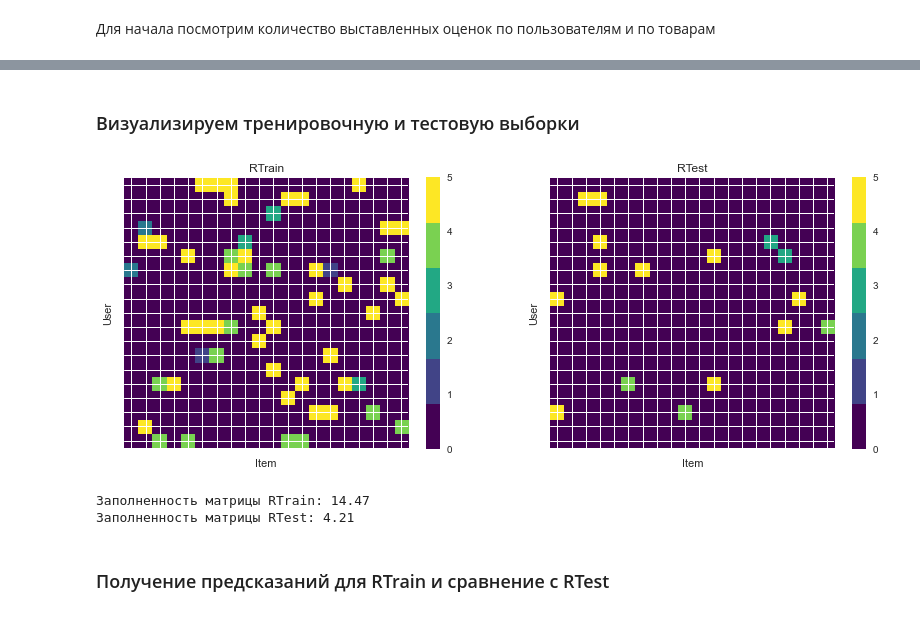
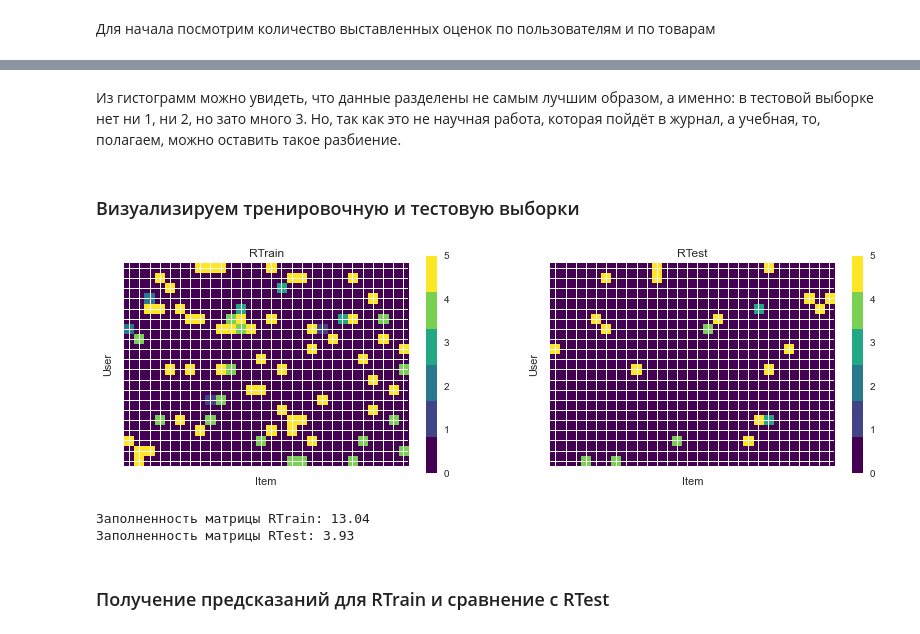
Before and after one commit to Copatych/ngtu_intell_systems, a Jupyter notebook: lab_work_1_2.ipynb, the cells around one changed output, grey strips where cells are left out. Saved outputs shown, nothing was run; the diff lists cells and outputs as text; code cells hidden in the pictures.

Commit message:
different splitting on train and test was fixed

```diff
--- a/lab_work_1_2.ipynb
+++ b/lab_work_1_2.ipynb
@@ -209,32 +211,26 @@ print("Размер матрицы {} x {}, Элементов {}, Заполн
 # %% [markdown]
 ## Вывод матрицы R в графическом виде
 # %%
-# Вывод матрицы R в графическом виде
-from matplotlib import cm
+from matplotlib import cm # Вывод матрицы R в графическом виде
 
-def visualizeR(R: np.ndarray, xlabel: str, ylabel: str, xlabelsList=None, ylabelsList=None, isAddTicks=False, autoFigsize=True):
+def visualizeR(R: np.ndarray, xlabel: str, ylabel: str, xlabelsList=None,
+               ylabelsList=None, isAddTicks=False, autoFigsize=True):
     R = R.round().astype('int8')
     # создание своей цветовой карты, с разделением на 6 участков по количеству оценок (включая 0)
     myColorMap = cm.get_cmap('viridis', 6)
-
     # создание полотна размером HхW
     if autoFigsize:
         plt.figure(figsize=(9, 6.5))
-
     # отрисовка матрицы, применив цветовую карту
     plt.imshow(R, myColorMap)
-
     # добавление названия осей
     plt.xlabel(xlabel)
     plt.ylabel(ylabel)
-
-
     # добавление подписи осей
     if isAddTicks:
         plt.xticks( ticks=np.arange(len(xlabelsList)),
                     labels=xlabelsList,
                     rotation=20)
-
         plt.yticks( ticks=np.arange(len(ylabelsList)),
                     labels=ylabelsList,
                     rotation=0)
@@ -247,7 +243,6 @@ def visualizeR(R: np.ndarray, xlabel: str, ylabel: str, xlabelsList=None, ylabel
             plt.yticks(ticks=np.arange(0,len (ylabelsList)), labels=[])
         else:
             plt.yticks(ticks=[], labels=[])
-
     # добавление цветовой полосы
     plt.colorbar()
 # %%
@@ -653,8 +655,17 @@ def displayDFSideBySide(*args):
         htmlStr += "&nbsp;" * 10
     display(HTML(htmlStr.replace('table','table style="display:inline"')))
 
+# Ритуал с сортировкой требуется, чтобы порядок индексов с одинаковым количеством оценок
+# всегда был одинаковым. Без этого разбиения на тренировочную и тестовую выборки
+# всегда будут различны.
+# mergesort является стабильной сортировкой
 rankingsUserCounts = rankings["user"].value_counts()
+rankingsUserCounts = rankingsUserCounts.sort_index()
+rankingsUserCounts = rankingsUserCounts.sort_values(kind="mergesort", ascending=False)
 rankingsItemCounts = rankings["item"].value_counts()
+rankingsItemCounts = rankingsItemCounts.sort_index()
+rankingsItemCounts = rankingsItemCounts.sort_values(kind="mergesort", ascending=False)
+
 display(Markdown("**Количество выставленных оценок по пользователям и по товарам**"))
 displayDFSideBySide(rankingsUserCounts.to_frame(), rankingsItemCounts.to_frame())
 # %% [output]
@@ -702,13 +713,14 @@ import random
 rankingsUserCountsAfterSplit = rankingsUserCounts.copy()
 rankingsItemCountsAfterSplit = rankingsItemCounts.copy()
 
-# В цикле далее из rankingsTrain будем выкидывать значения, которые пойдут в проверочную выборку rankingsTest
+# В цикле далее из rankingsTrain будем выкидывать значения,
+# которые пойдут в проверочную выборку rankingsTest
 rankingsTrain = rankings.copy()
 rankingsTest = pd.DataFrame(columns=rankings.columns) # Пустой, заполняется в цикле далее
 
 random.seed(20201202) # Чтобы результаты перемешивания были воспроизводимы
-# Два раза в цикле проходим по первым 8 пользователям с наибольшим кол-вом оценок
-for user in rankingsUserCounts[:8].index.tolist() * 2:
+# Два раза в цикле проходим по первым 11 пользователям с наибольшим кол-вом оценок
+for user in rankingsUserCounts[:11].index.tolist() * 2:
     itemsForUser = rankingsTrain.loc[rankings["user"] == user, "item"].sort_values().tolist()
     random.shuffle(itemsForUser)
     for item in itemsForUser:
@@ -733,26 +752,30 @@ print("Количество образцов в проверочной выбо
+# %% [markdown]
+Из гистограмм можно увидеть, что данные разделены не самым лучшим образом, а именно: в тестовой выборке нет ни 1, ни 2, но зато много 3. Но, так как это не научная работа, которая пойдёт в журнал, а учебная, то, полагаем, можно оставить такое разбиение.
 # %% [markdown]
 ### Визуализируем тренировочную и тестовую выборки
 # %%
 RTrain = createR(rankingsTrain, userUniqList, itemUniqList)
 RTest = createR(rankingsTest, userUniqList, itemUniqList)
 
 
-fig, axs = plt.subplots(nrows=1, ncols=2, figsize=(14, 5))
+fig, axs = plt.subplots(nrows=1, ncols=2, figsize=(14, 4))
 plt.sca(axs[0])
 visualizeR(RTrain, "Item", "User", itemUniqList, userUniqList, autoFigsize=False)
 plt.title("RTrain")
 
 plt.sca(axs[1])
 visualizeR(RTest, "Item", "User", itemUniqList, userUniqList, autoFigsize=False)
 plt.title("RTest")
 plt.show()
 
-print("Заполненность матрицы RTrain: {:.2f}".format((RTrain != 0).sum() / (RTrain.shape[0] * RTrain.shape[1]) * 100))
-print("Заполненность матрицы RTest: {:.2f}".format((RTest != 0).sum() / (RTest.shape[0] * RTest.shape[1]) * 100))
+print("Заполненность матрицы RTrain: {:.2f}"\
+      .format((RTrain != 0).sum() / (RTrain.shape[0] * RTrain.shape[1]) * 100))
+print("Заполненность матрицы RTest: {:.2f}"\
+      .format((RTest != 0).sum() / (RTest.shape[0] * RTest.shape[1]) * 100))
 # %% [output]
-[figure, old version]
+[figure, new version]
-Заполненность матрицы RTrain: 14.47
-Заполненность матрицы RTest: 4.21
+Заполненность матрицы RTrain: 13.04
+Заполненность матрицы RTest: 3.93
 # %% [markdown]
 ### Получение предсказаний для RTrain и сравнение с RTest
 # %% [markdown]
```
Also changed, not shown: parts of 22 cells of this notebook.
